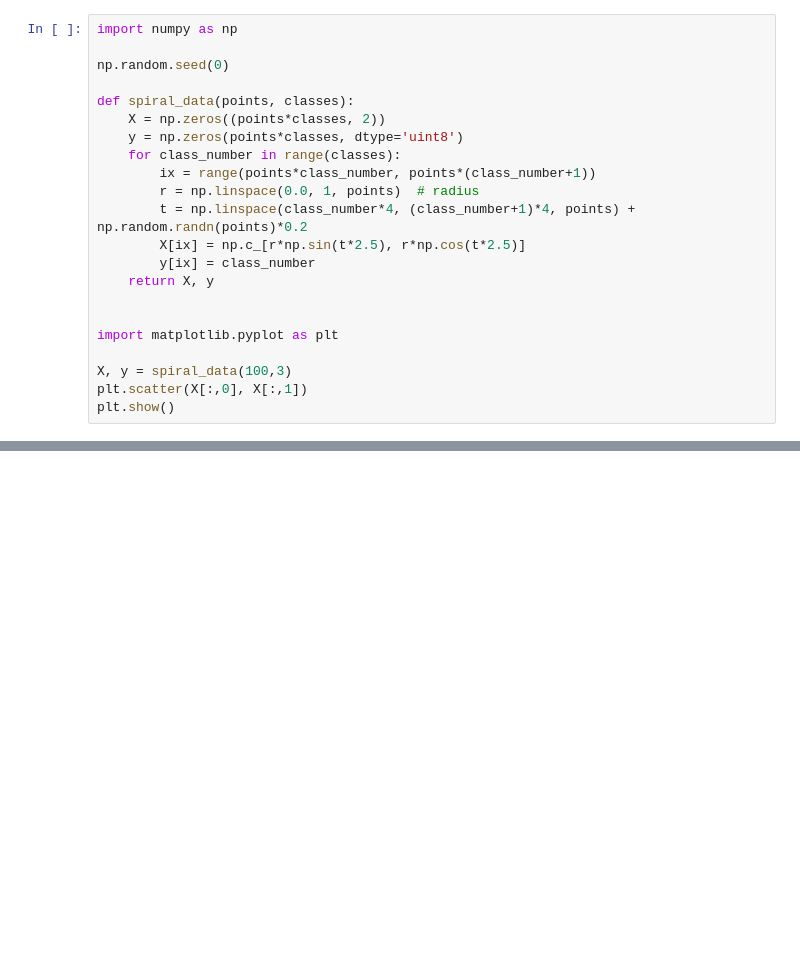
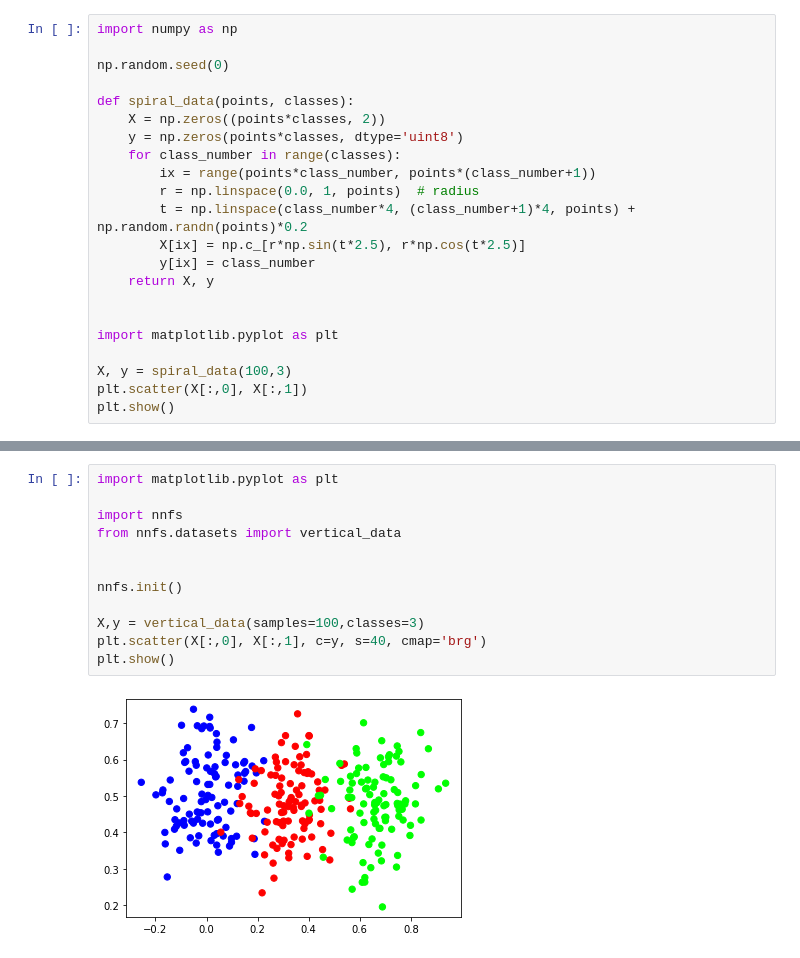
Before and after one commit to Lstsk/Machine-Learning-Repo, a Jupyter notebook: MachineLearningFromScratch.ipynb, the cells around one changed output, grey strips where cells are left out. Cells and saved outputs as stored; diff of their text form; blank space fills up the shorter version.

```diff
--- a/MachineLearningFromScratch.ipynb
+++ b/MachineLearningFromScratch.ipynb
@@ -113 +136,15 @@ print(sum(norm_values))
+# %%
+import matplotlib.pyplot as plt
+
+import nnfs
+from nnfs.datasets import vertical_data
+
+
+nnfs.init()
+
+X,y = vertical_data(samples=100,classes=3)
+plt.scatter(X[:,0], X[:,1], c=y, s=40, cmap='brg')
+plt.show()
+# %% [output]
+[figure, added]
 # %%
```
Also changed, not shown: parts of 4 cells of this notebook.
